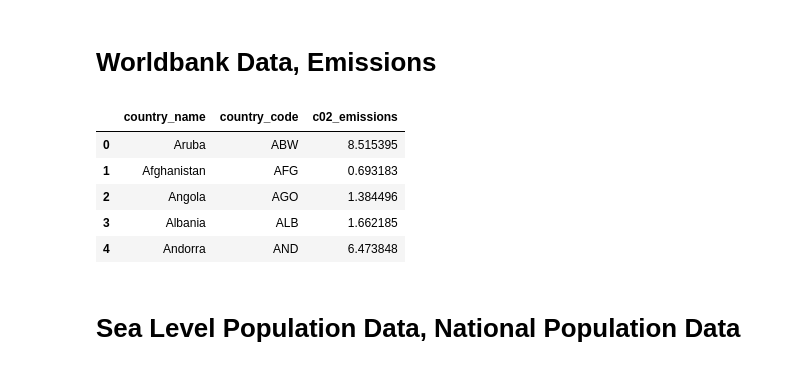
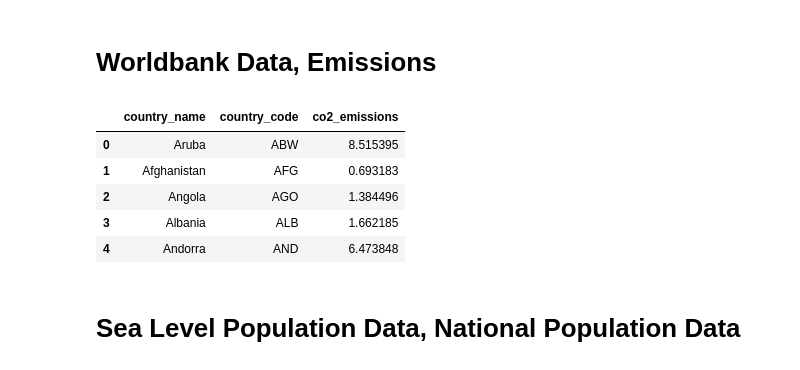
Before and after one commit to correctiv/sealevel-notebook, a Jupyter notebook: Sealevel_contextData.ipynb, the cells around one changed output. Drawn from its saved outputs; the diff is of its cells as text; code cells hidden in the pictures.

```diff
--- a/Sealevel_contextData.ipynb
+++ b/Sealevel_contextData.ipynb
@@ -80,18 +80,18 @@ stations.describe()
 # %%
 #get the data from worldbank, Stand: 7. April 2017
 
 emissions = pd.read_csv('context_data/c02_emissions_worlbank.csv', usecols=[0, 1, 57])
 
 #emissions['c02_rank'] = emissions['2013'].rank(ascending=False)
 emissions.rename(columns={'Country Code': 'country_code'}, inplace=True)
 emissions.rename(columns={'Country Name': 'country_name'}, inplace=True)
-emissions.rename(columns={'2013': 'c02_emissions'}, inplace=True)
+emissions.rename(columns={'2013': 'co2_emissions'}, inplace=True)
 
 #emissions.sort_values(by='c02_rank').head()
 
 emissions.head()
 # %% [output]
-|  | country_name | country_code | c02_emissions |
+|  | country_name | country_code | co2_emissions |
 | 0 | Aruba | ABW | 8.515395 |
 | 1 | Afghanistan | AFG | 0.693183 |
 | 2 | Angola | AGO | 1.384496 |
```
Also changed, not shown: parts of 16 cells of this notebook, 1 other file.
